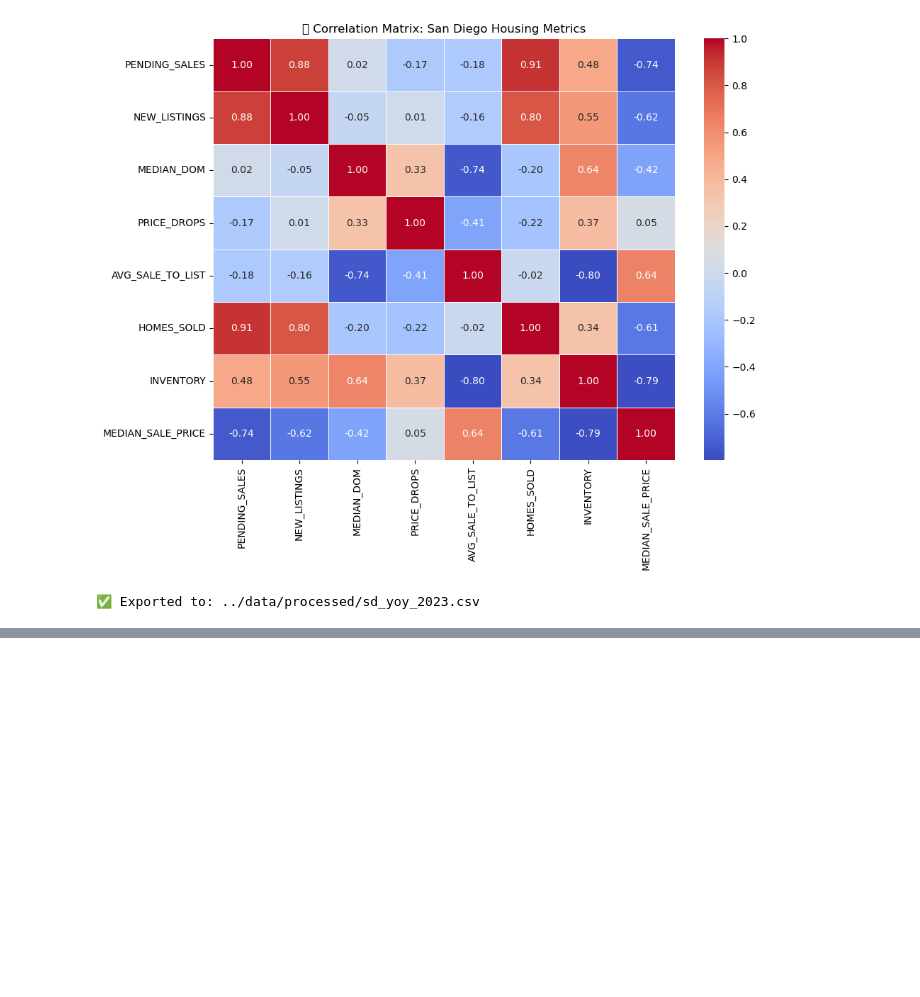
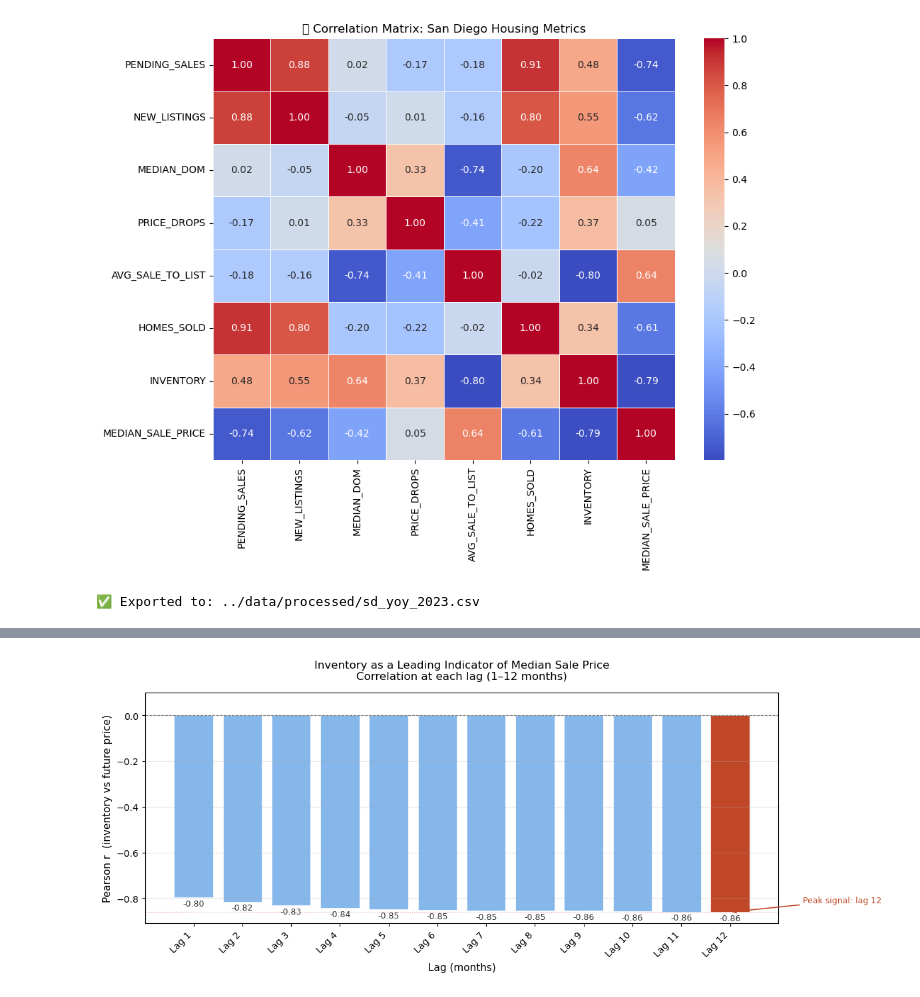
Before and after one commit to abeltrandlt/sd-housing-trends, a Jupyter notebook: notebooks/sd_housing_market_dynamics_analysis.ipynb, the cells around one changed output, grey strips where cells are left out. Drawn from its saved outputs; the diff is of its cells as text; code cells hidden in the pictures; blank space fills up the shorter version.

```diff
--- a/notebooks/sd_housing_market_dynamics_analysis.ipynb
+++ b/notebooks/sd_housing_market_dynamics_analysis.ipynb
@@ -444,0 +483,37 @@ print("✅ Exported to: ../data/processed/sd_yoy_2023.csv")
+# %%
+# --- 2.2 Lag vs Correlation Bar Chart ---
+
+colors = ['#C04828' if lag == best_lag else '#85B7EB' for lag in df_lags['lag']]
+
+fig, ax = plt.subplots(figsize=(12, 5))
+bars = ax.bar(df_lags['lag'], df_lags['r'], color=colors, edgecolor='white', linewidth=0.5)
+
+ax.axhline(0, color='gray', linestyle='--', linewidth=0.8)
+ax.axhline(df_lags['r'].min(), color='#C04828', linestyle=':', linewidth=0.8, alpha=0.5)
+
+for bar, row in zip(bars, df_lags.itertuples()):
+    ypos = row.r - 0.008 if row.r < 0 else row.r + 0.004
+    ax.text(bar.get_x() + bar.get_width() / 2, ypos,
+            f'{row.r:.2f}', ha='center', va='top' if row.r < 0 else 'bottom',
+            fontsize=9, color='#333333')
+
+ax.set_xlabel('Lag (months)', fontsize=11)
+ax.set_ylabel('Pearson r  (inventory vs future price)', fontsize=11)
+ax.set_title('Inventory as a Leading Indicator of Median Sale Price\nCorrelation at each lag (1–12 months)',
+             fontsize=12, pad=14)
+ax.set_xticks(df_lags['lag'])
+ax.set_xticklabels([f'Lag {l}' for l in df_lags['lag']], rotation=45, ha='right')
+ax.set_ylim(df_lags['r'].min() - 0.05, 0.1)
+ax.grid(axis='y', alpha=0.3)
+
+ax.annotate(f'Peak signal: lag {best_lag}',
+            xy=(best_lag, df_lags.loc[df_lags['lag'] == best_lag, 'r'].values[0]),
+            xytext=(best_lag + 1.5, df_lags['r'].min() + 0.04),
+            arrowprops=dict(arrowstyle='->', color='#C04828', lw=1.2),
+            fontsize=9, color='#C04828')
+
+plt.tight_layout()
+plt.savefig('../visuals/lag_correlation_chart.png', dpi=150, bbox_inches='tight')
+plt.show()
+# %% [output]
+[figure, added]
```
Also changed, not shown: parts of 14 cells of this notebook, 3 other files.
